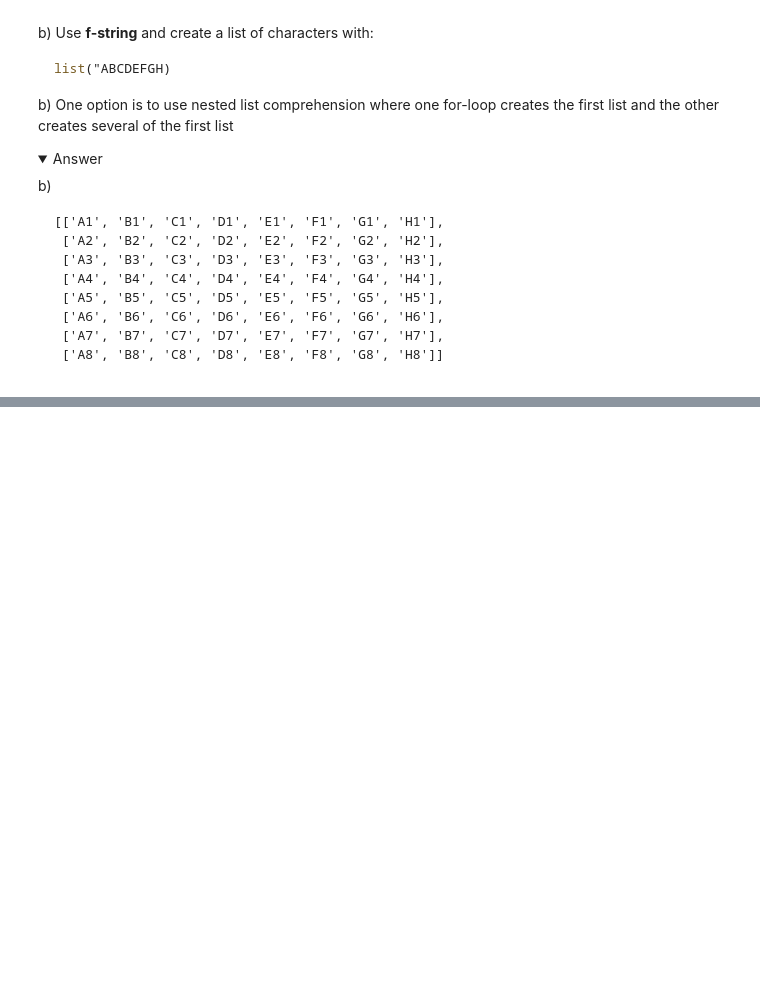
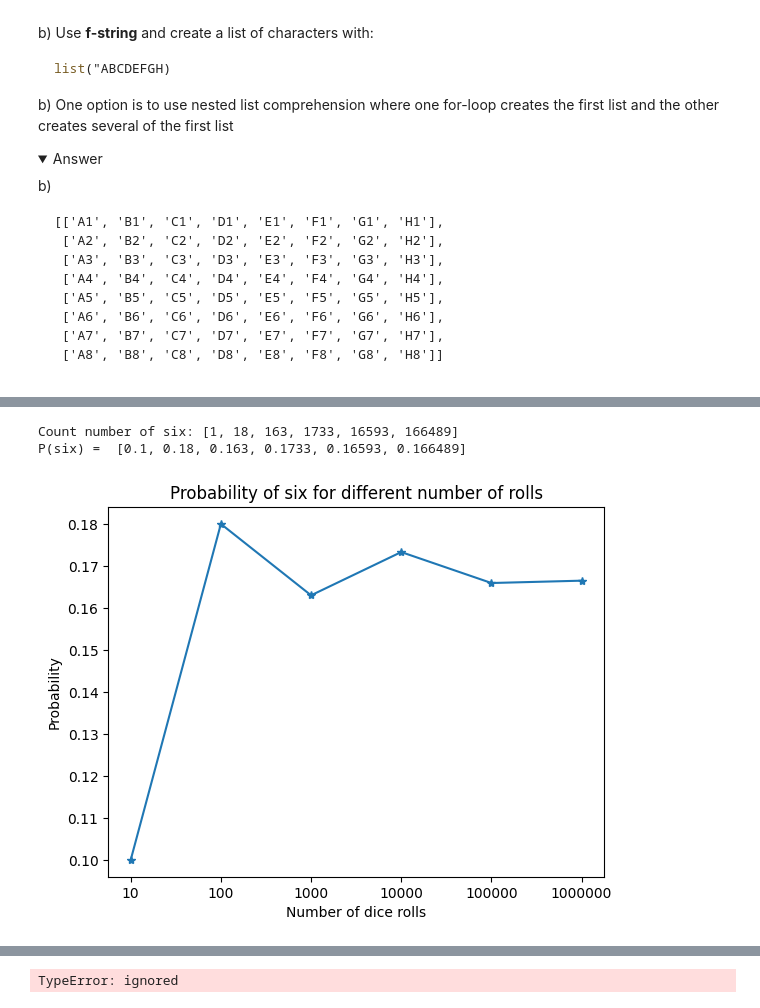
Before and after one commit to Siwenli0615/Siwen-ITHS-AI23, a Jupyter notebook: Lektion4_exercises/04_list_exercise.ipynb, the cells around one changed output, grey strips where cells are left out. Drawn from its saved outputs; the diff is of its cells as text; code cells hidden in the pictures; folded sections open; blank space fills up the shorter version.

```diff
--- a/Lektion4_exercises/04_list_exercise.ipynb
+++ b/Lektion4_exercises/04_list_exercise.ipynb
@@ -183,13 +183,17 @@ b)
 
 </details>
 # %%
+import pprint
+
 list = ['A','B','C','D','E','F','G','H']
-numbers = [x for x in range(1,9)]
-print(numbers)
+numbers = ['1','2','3','4','5','6','7','8']
+
 matrix = []
+for i in numbers:
+  row = []
+  for j in list:
+    row.append(j + i)
+  matrix.append(row)
 
-for i in list:
-  for j in range(1,9):
-    matrix = list.append(j)
-
-print(matrix)
+pp = pprint.PrettyPrinter(indent=0, width=50, compact=True)
+pp.pprint(matrix)
@@ -261,6 +249,43 @@ random.seed(1)
 <img align="left" src="https://github.com/aleylani/Python/blob/main/assets/probability_six_graph.png?raw=1" width="300"/>
 
 </details>
+# %%
+import random
+import matplotlib.pyplot as plt
+import numpy as np
+#Simulate:  a)   100 dice rolls and count the number of outcome six. (*)
+
+rolls = [10,100,1000,10000,100000,1000000]
+result = []         # create a list for dice results
+probability = []    # create a list for probability calculation
+
+def roll(rolls):
+  sum = 0
+  result_cast = [random.randint(1,6) for i in range(rolls)] #create random dice casts in a list
+  for i in result_cast:
+    if i == 6:
+      sum += 1
+  return sum
+
+for i in rolls:             # making a count for 10,100,1000...casts
+  roll_result = roll(i)
+  result.append(roll_result)
+  p = roll_result/i
+  probability.append(p)
+
+print(f"Count number of six: {result}")
+print(f"P(six) =  {probability}")
+
+plt.plot(probability, '-*')
+plt.title("Probability of six for different number of rolls")
+plt.xticks([0,1,2,3,4,5], rolls);
+plt.xlabel("Number of dice rolls")
+plt.ylabel("Probability")
+random.seed(1)
+# %% [output]
+Count number of six: [1, 18, 163, 1733, 16593, 166489]
+P(six) =  [0.1, 0.18, 0.163, 0.1733, 0.16593, 0.166489]
+[figure, added]
 # %% [markdown]
 ---
 ## 6. Monte Carlo simulation (**)
@@ -302,6 +327,17 @@ No answer here, try to prove it theoretically.
 
 
 </details>
+# %%
+import math
+x = random.randint(-1,1,5000)
+y = random.randint(-1,1,5000)
+
+print(x,y)
+
+#d = math.sqrt(x**2 + y**2)
+#print(d)
+# %% [output]
+TypeError: ignored
 # %% [markdown]
 ---
 ## 7. A cute rabbit among two ferocious snakes (**)
```
Also changed, not shown: parts of 3 cells of this notebook.
